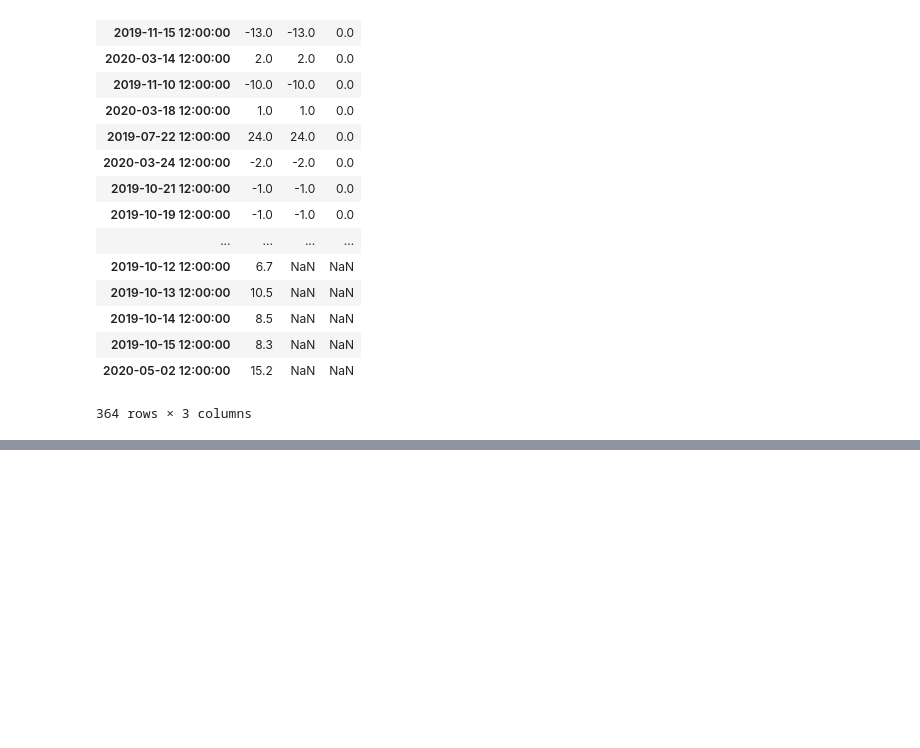
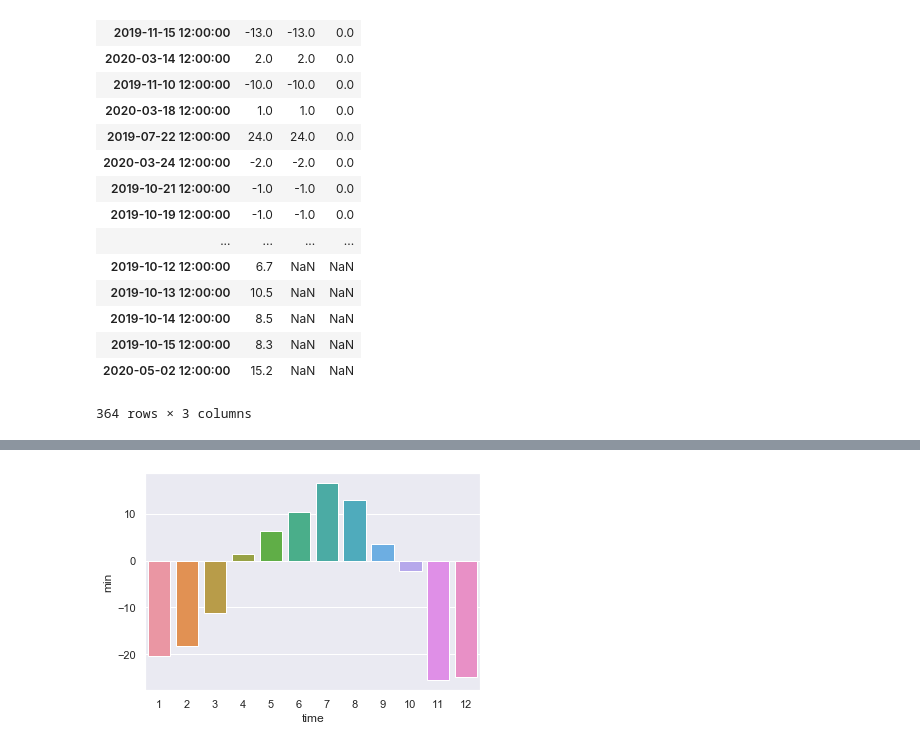
Before and after one commit to dimka11/coursework, a Jupyter notebook: RP5/main.ipynb, the cells around one changed output, grey strips where cells are left out. Drawn from its saved outputs; the diff is of its cells as text; code cells hidden in the pictures; blank space fills up the shorter version.

```diff
--- a/RP5/main.ipynb
+++ b/RP5/main.ipynb
@@ -165,0 +229,5 @@ df_compare.sort_values(by=['diff'])
+# %%
+by_month = (df_omsk_last_year.groupby(df_omsk_last_year.index.month)['T']
+                              .agg(['mean', 'min', 'max'])
+                              .reset_index())
+by_month.info()
@@ -165,0 +244,4 @@ df_compare.sort_values(by=['diff'])
+# %%
+ax = sns.barplot(x=by_month.time, y="min", data=by_month)
+# %% [output]
+[figure, added]
```
Also changed, not shown: parts of 10 cells of this notebook, 1 other file.
